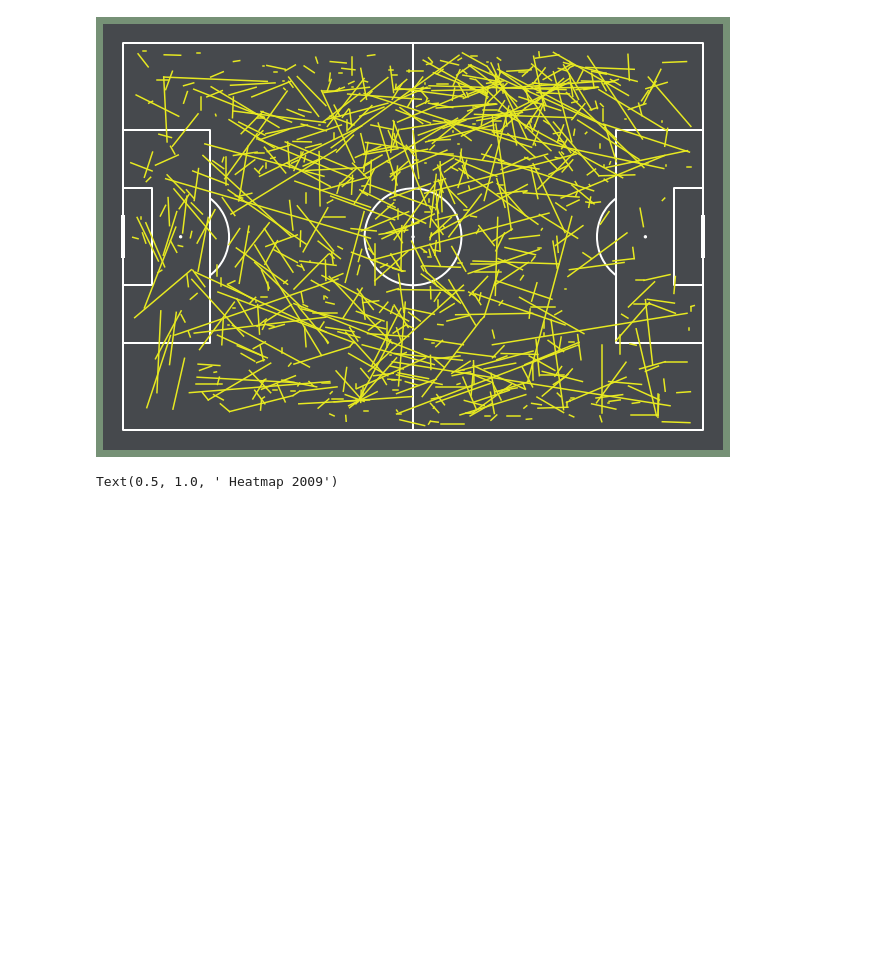
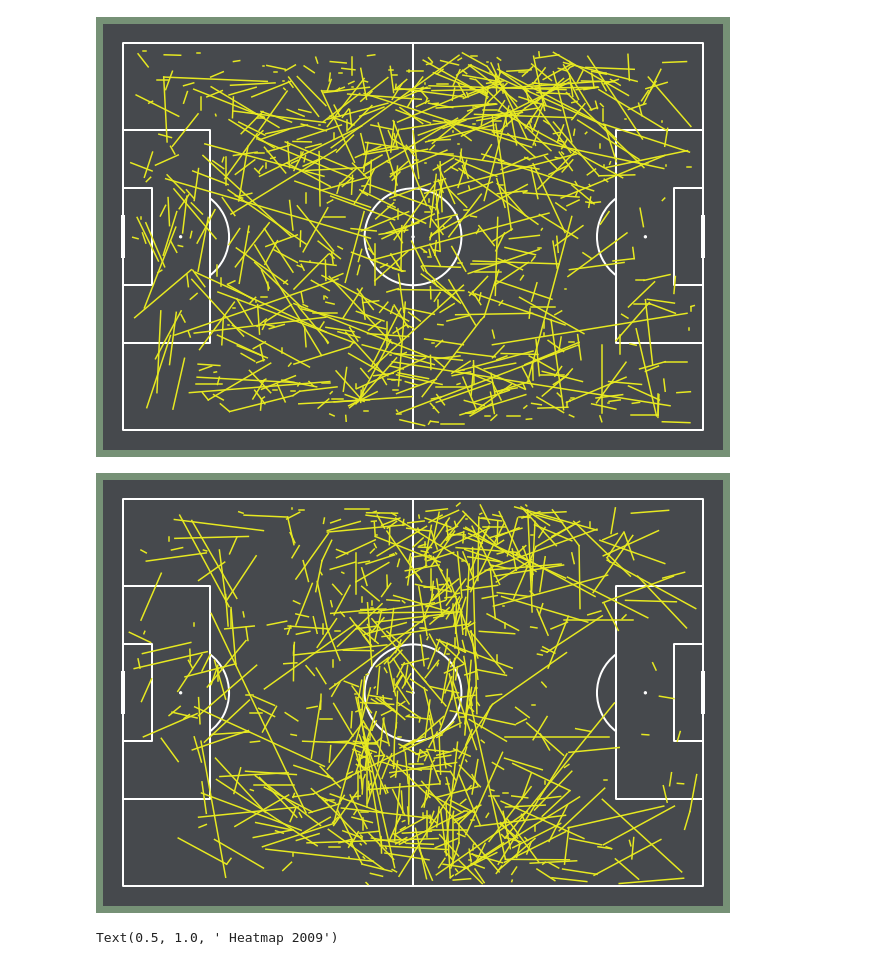
Before and after one commit to gianmarcozironelli/statsbomb_project, a Jupyter notebook: sb_project.ipynb, the cells around one changed output. Saved outputs shown, nothing was run; the diff lists cells and outputs as text; code cells hidden in the pictures; blank space fills up the shorter version.

```diff
--- a/sb_project.ipynb
+++ b/sb_project.ipynb
@@ -281,8 +295,8 @@ pass2_df.pass_outcome = pass2_df.pass_outcome.fillna('Complete')
 # %%
 #pitch setup
 pitch = Pitch(pitch_type='statsbomb', pitch_color='#46494d', line_color='#ffffff')
-fig, ax = pitch.draw(figsize=(12, 6), constrained_layout=True, tight_layout=False)
-fig.set_facecolor('#46494d')
+pass_map, ax = pitch.draw(figsize=(12, 6), constrained_layout=True, tight_layout=False)
+pass_map.set_facecolor('#46494d')
 
 for ind in pass_df.index:
     if pass_df['team'][ind] == 'Barcelona' and pass_df['pass_outcome'][ind] == 'Complete':
@@ -595,6 +656,14 @@ for ind in carries_df.index:
          plt.plot((carries_df['carry_xstart'][ind],carries_df['carry_xend'][ind]),(carries_df['carry_ystart'][ind],carries_df['carry_yend'][ind]), color='#E7E921')
 # %% [output]
 [figure]
+# %%
+fig, ax = pitch.draw(figsize=(12, 6), constrained_layout=True, tight_layout=False)
+fig.set_facecolor('#769176')
+
+for ind in carries2_df.index:
+         plt.plot((carries2_df['carry_xstart'][ind],carries2_df['carry_xend'][ind]),(carries2_df['carry_ystart'][ind],carries2_df['carry_yend'][ind]), color='#E7E921')
+# %% [output]
+[figure, added]
 # %%
 fig, axs = pitch.grid(ncols=2, axis=False, endnote_height=0.05)
 fig.set_facecolor('#46494d')
```
Also changed, not shown: parts of 22 cells of this notebook.
